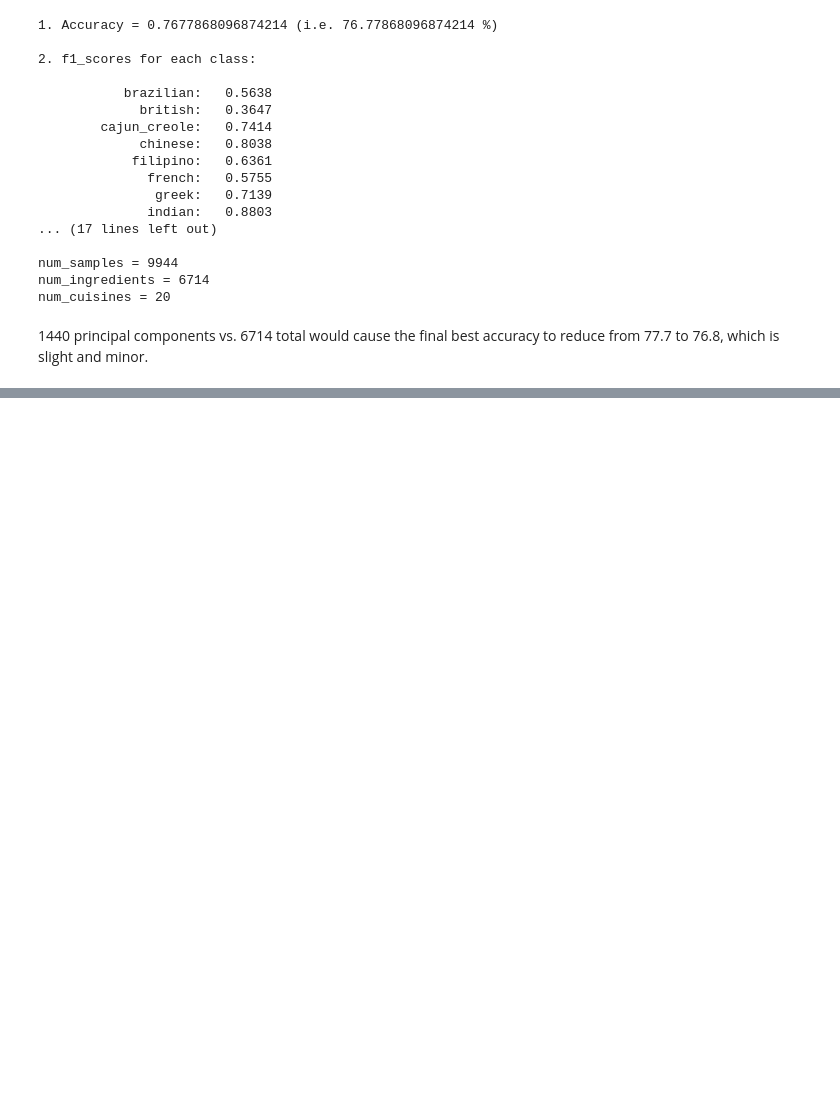
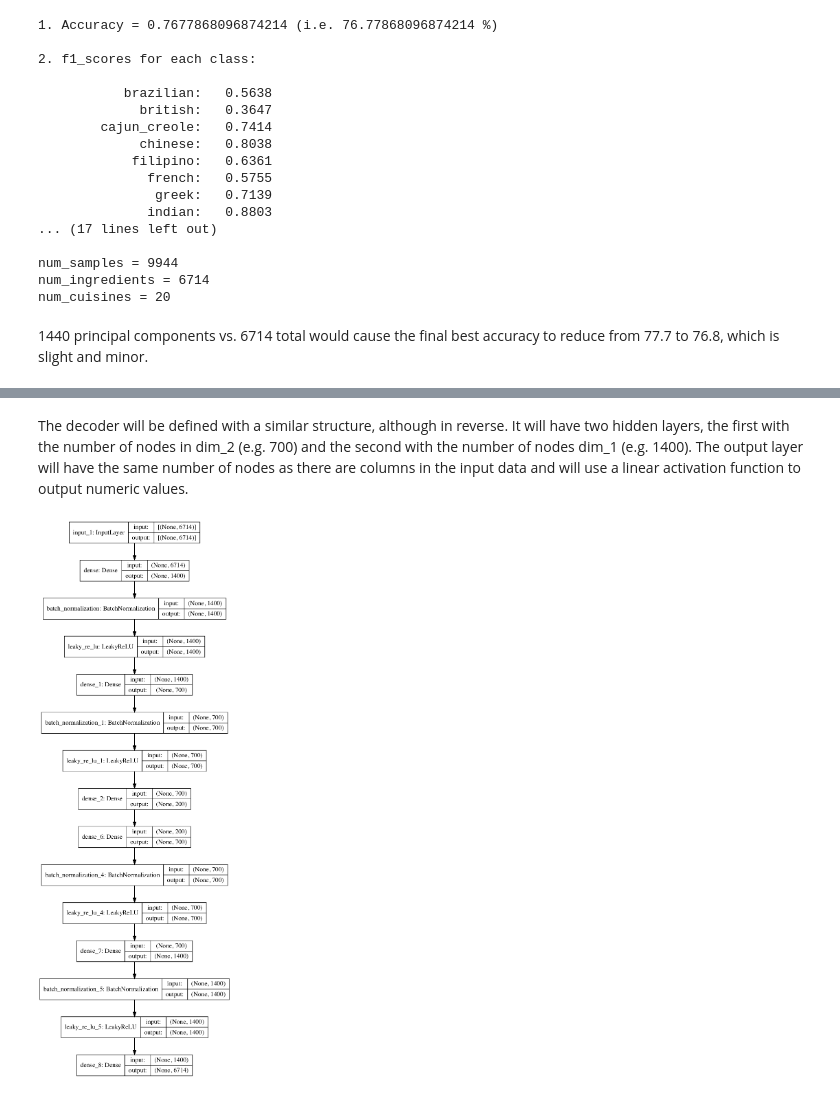
Before and after one commit to xxl4tomxu98/autoencoder-feature-extraction, a Jupyter notebook: whats-cooking/tf_pca_ae_ohe.ipynb, the cells around one changed output, grey strips where cells are left out. Cells and saved outputs as stored; diff of their text form; code cells hidden in the pictures; blank space fills up the shorter version.

Commit message:
autoencoder as way for dimension reduction

```diff
--- a/whats-cooking/tf_pca_ae_ohe.ipynb
+++ b/whats-cooking/tf_pca_ae_ohe.ipynb
@@ -533,0 +544,20 @@ num_cuisines = 20
+# %%
+# define encoder
+from keras.layers import Input, Dense, LeakyReLU
+from keras.layers.normalization import BatchNormalization
+dim_1 = 1400
+dim_2 = 700
+n_inputs = X.shape[1]
+visible = Input(shape=(n_inputs,))
+# encoder level 1
+e = Dense(dim_1)(visible)
+e = BatchNormalization()(e)
+e = LeakyReLU()(e)
+# encoder level 2
+e = Dense(dim_2)(e)
+e = BatchNormalization()(e)
+e = LeakyReLU()(e)
+# bottleneck
+#n_bottleneck = n_inputs # no compression of bottleneck
+n_bottleneck = 200 # reduced nodes to 50
+bottleneck = Dense(n_bottleneck)(e)
@@ -533,0 +571,24 @@ num_cuisines = 20
+# %% [markdown]
+The decoder will be defined with a similar structure, although in reverse. It will have two hidden layers, the first with the number of nodes in dim_2 (e.g. 700) and the second with the number of nodes dim_1 (e.g. 1400). The output layer will have the same number of nodes as there are columns in the input data and will use a linear activation function to output numeric values.
+# %%
+# define decoder, level 1
+from keras.models import Model, load_model
+d = Dense(dim_2)(bottleneck)
+d = BatchNormalization()(d)
+d = LeakyReLU()(d)
+# decoder level 2
+d = Dense(dim_1)(d)
+d = BatchNormalization()(d)
+d = LeakyReLU()(d)
+# output layer
+output = Dense(n_inputs, activation='linear')(d)
+# define autoencoder model
+ae_model = Model(inputs=visible, outputs=output)
+# %%
+# compile autoencoder mode
+ae_model.compile(optimizer='adam', loss='categorical_crossentropy')
+# plot the autoencoder
+from keras.utils.vis_utils import plot_model
+plot_model(ae_model, 'autoencoder_compress.png', show_shapes=True)
+# %% [output]
+[figure, added]
```
Also changed, not shown: parts of 7 cells of this notebook, 3 other files.
